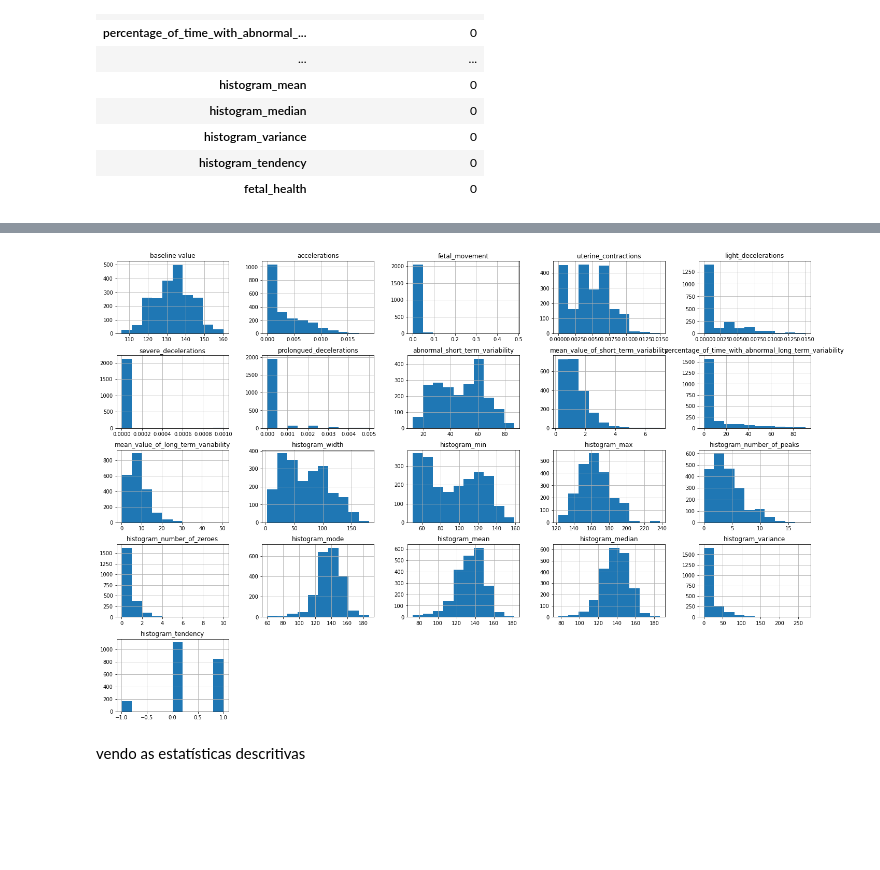
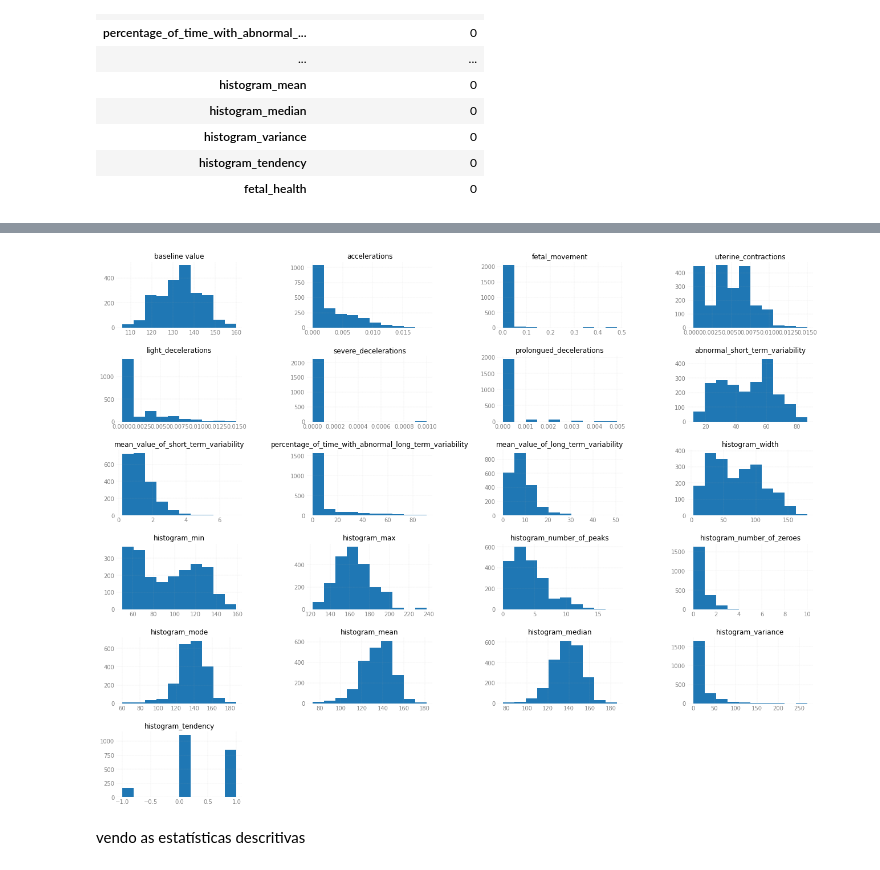
Before and after one commit to FerrazThales/Fetal_Health_Classification, a Jupyter notebook: Fetal_Health_Classification_with_Pycaret.ipynb, the cells around one changed output, grey strips where cells are left out. Cells and saved outputs as stored; diff of their text form; code cells hidden in the pictures; blank space fills up the shorter version.

```diff
--- a/Fetal_Health_Classification_with_Pycaret.ipynb
+++ b/Fetal_Health_Classification_with_Pycaret.ipynb
@@ -193,8 +219,26 @@ ver quais dados é necessário fazer os histogramas
+# %%
+#setando as variáveis que serão usadas na matriz do ax
+i=0
+j=0
+
+#definindo a funcao de ajustes nos layouts dos histogramas
+def ajustes_layout(histogramas):
+  for i in range(6):
+    for j in range(4):
+      histogramas[i][j].set_frame_on(False)
+      histogramas[i][j].tick_params(axis='both',length=0,colors='grey')
+      histogramas[i][j].grid(linestyle='-.',lw=0.15,aa=True)
 # %%
 #Explorando como se comportam as frequências dos dados
-df[df.columns[:-1]].hist(figsize=(24,16));
+histogramas = df.drop('fetal_health',axis=1).hist(figsize=(18,14),layout=(6,4))
+
+#chamando a funcao de ajustes de layout
+ajustes_layout(histogramas)
+
+#plotando os gráficos
+plt.tight_layout(pad=2.0);
 # %% [output]
-[figure, old version]
+[figure, new version]
 # %% [markdown]
 vendo as estatísticas descritivas
 # %%
```
Also changed, not shown: parts of 55 cells of this notebook.
